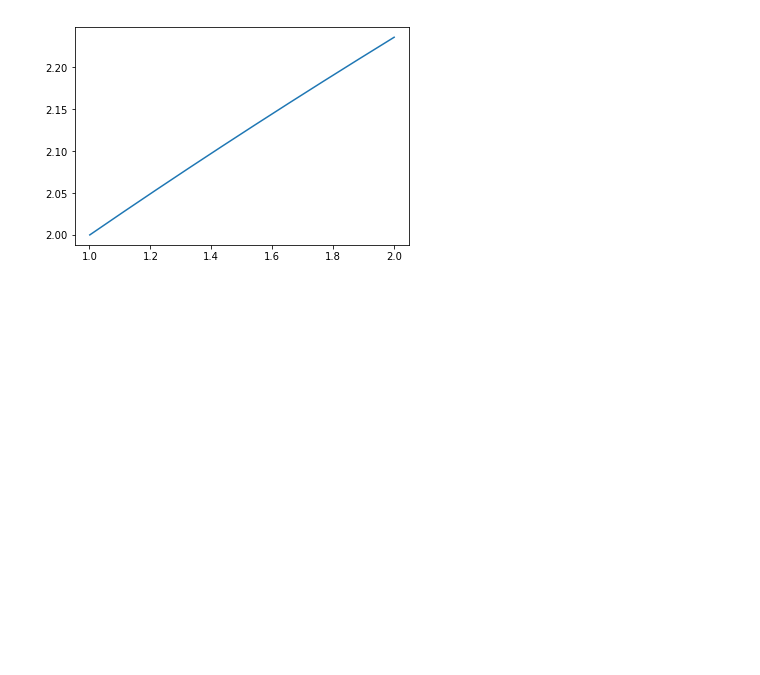
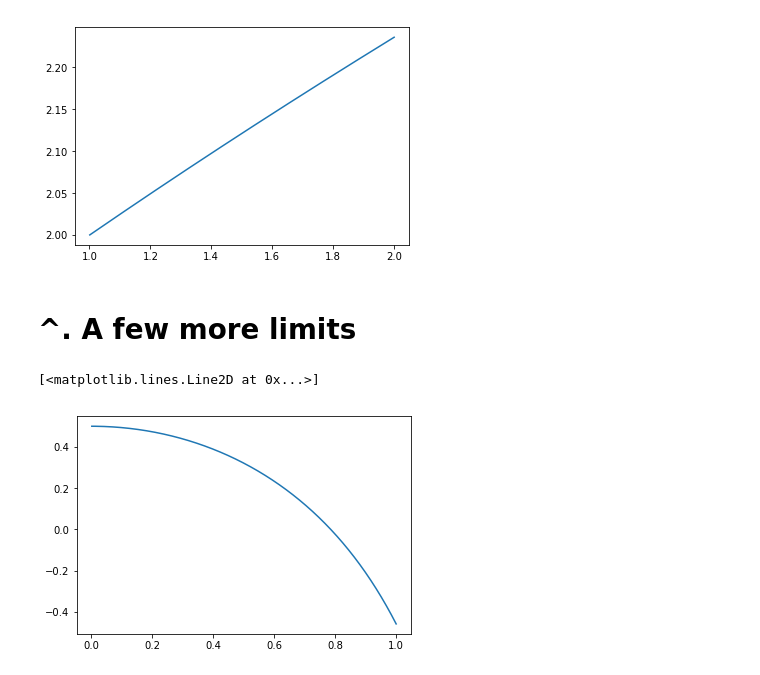
Before and after one commit to jelkner/Calculus1A, a Jupyter notebook: Unit0/Introduction_to_limits.ipynb, the cells around one changed output. Cells and saved outputs as stored; diff of their text form; code cells hidden in the pictures; blank space fills up the shorter version.

Commit message:
- A fe more limits

```diff
--- a/Unit0/Introduction_to_limits.ipynb
+++ b/Unit0/Introduction_to_limits.ipynb
@@ -27,3 +28,12 @@ plt.plot(x, y)
 # %% [output]
 [<matplotlib.lines.Line2D at 0x...>]
 [figure]
+# %% [markdown]
+# ^. A few more limits
+# %%
+x = numpy.linspace(1, 0, 1000, endpoint=False)
+y = g(x)
+plt.plot(x, y)
+# %% [output]
+[<matplotlib.lines.Line2D at 0x...>]
+[figure, added]
```
Also changed, not shown: parts of 5 cells of this notebook.
